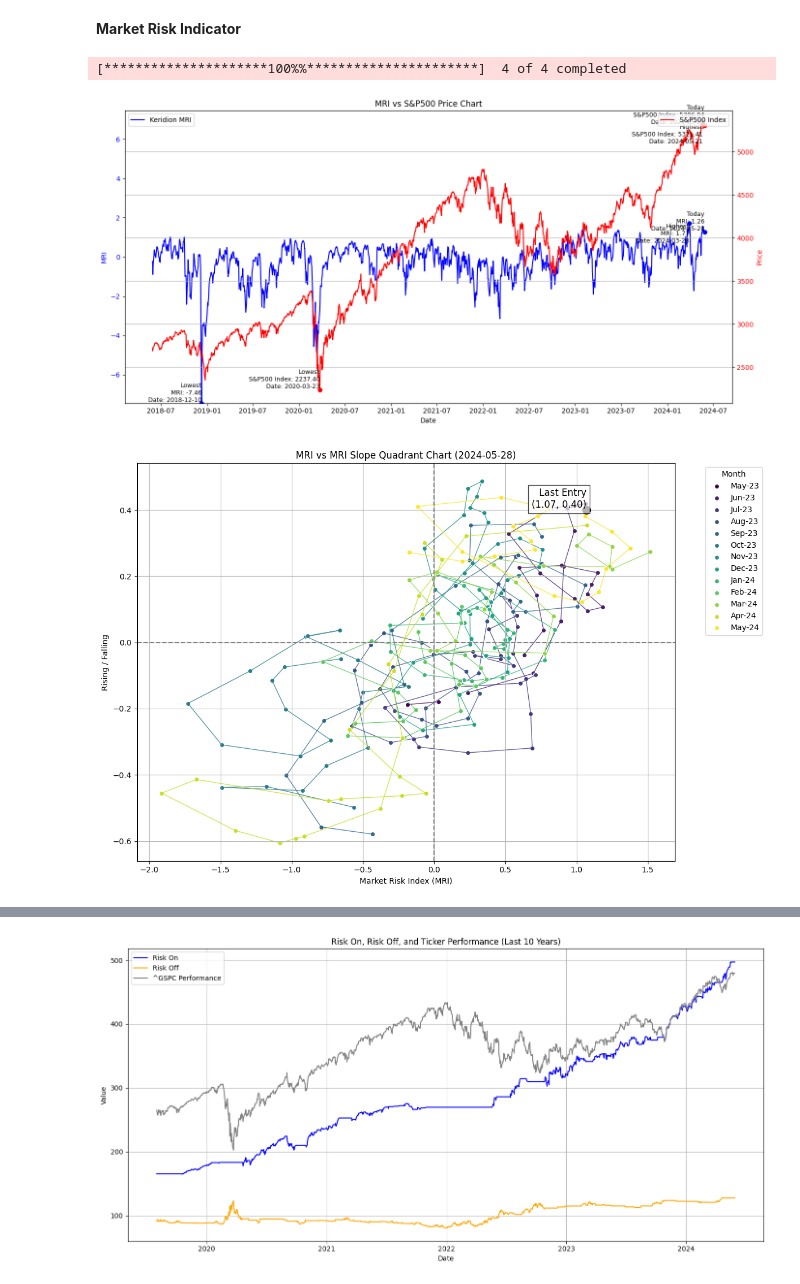
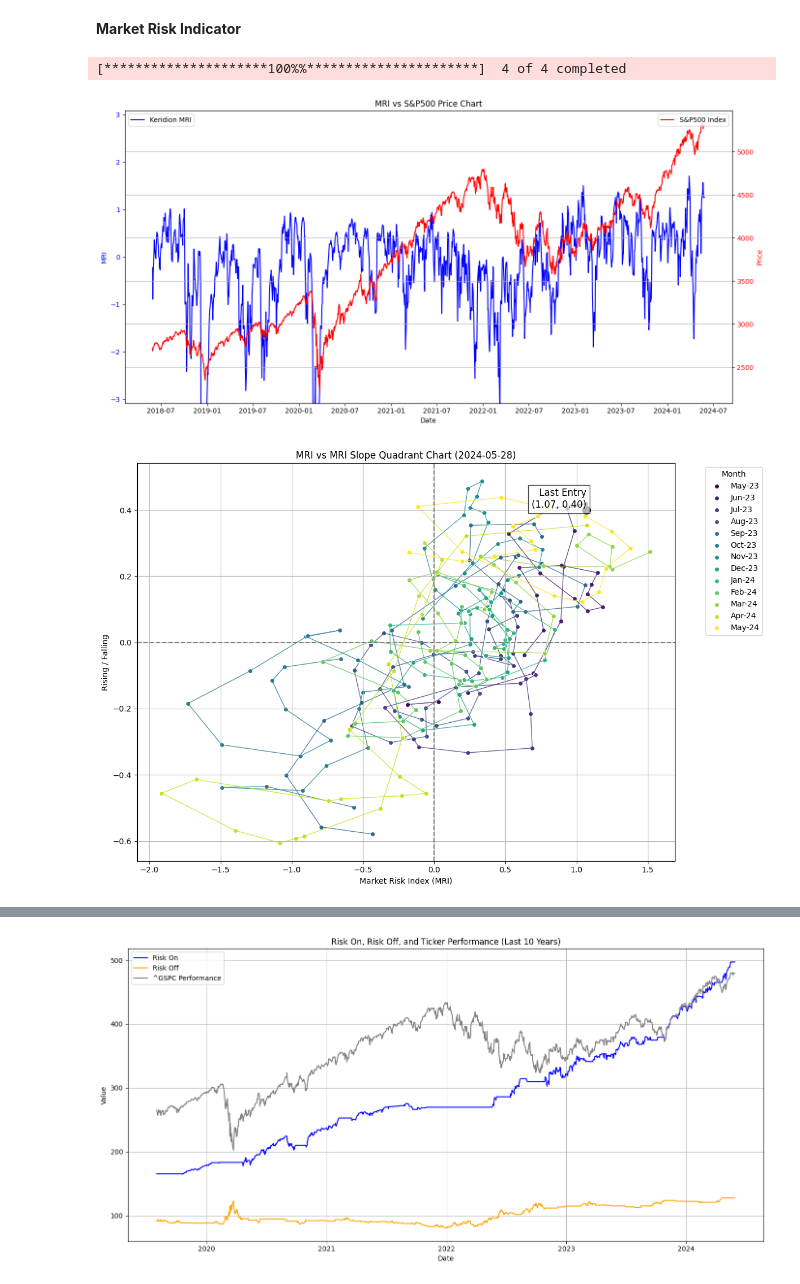
Before and after one commit to itssingh14/market_risk_index_dashboard, a Jupyter notebook: Codes/MRI.ipynb, the cells around one changed output, grey strips where cells are left out. Saved outputs shown, nothing was run; the diff lists cells and outputs as text; code cells hidden in the pictures.

```diff
--- a/Codes/MRI.ipynb
+++ b/Codes/MRI.ipynb
@@ -137,22 +137,6 @@ def calculate_ticker_performance(data, ticker_returns):
         ticker_performance.iloc[i] = ticker_performance.iloc[i-1] * (1 + current_return)
     return ticker_performance
 
-def annotate_points(ax, x, y, label, color):
-    highest_idx = y.idxmax()
-    highest_val = y.max()
-    ax.plot(highest_idx, highest_val, 'o', color=color)
-    ax.text(highest_idx, highest_val, f'Highest\n{label}: {highest_val:.2f}\nDate: {highest_idx.strftime("%Y-%m-%d")}',
-            color='black', fontsize=9, ha='right', va='top')
-    lowest_idx = y.idxmin()
-    lowest_val = y.min()
-    ax.plot(lowest_idx, lowest_val, 'o', color=color)
-    ax.text(lowest_idx, lowest_val, f'Lowest\n{label}: {lowest_val:.2f}\nDate: {lowest_idx.strftime("%Y-%m-%d")}',
-            color='black', fontsize=9, ha='right', va='bottom')
-    today_idx = y.index[-1]
-    today_val = y[-1]
-    ax.plot(today_idx, today_val, 'o', color=color)
-    ax.text(today_idx, today_val, f'Today\n{label}: {today_val:.2f}\nDate: {today_idx.strftime("%Y-%m-%d")}',
-            color='black', fontsize=9, ha='right', va='bottom')
 
 def plot_data(data, mri, gspc_ticker='^GSPC', start_date=None, end_date=None):
     if start_date and end_date:
@@ -175,19 +159,25 @@ def plot_data(data, mri, gspc_ticker='^GSPC', start_date=None, end_date=None):
     ax1.set_ylabel('MRI', color='blue')
     ax1.tick_params(axis='y', labelcolor='blue')
 
-    annotate_points(ax1, mri.index, mri, 'MRI', 'blue')
-
     ax2 = ax1.twinx()
     ax2.plot(data.index, data[gspc_ticker], label='S&P500 Index', color='red')
-    annotate_points(ax2, data.index, data[gspc_ticker], 'S&P500 Index', 'red')
 
     ax2.set_ylabel('Price', color='red')
     ax2.tick_params(axis='y', labelcolor='red')
 
-    # Center MRI axis around 0
+    # Determine the scaling factor for MRI
+    price_range = data[gspc_ticker].max() - data[gspc_ticker].min()
+    mri_range = 0.5  # We want 0.5 MRI to map to 500 units of price
+    scaling_factor = 500 / mri_range
+
+    # Adjust MRI axis to match scaling factor
     mri_min, mri_max = mri.min(), mri.max()
-    mri_range = max(abs(mri_min), abs(mri_max))
-    ax1.set_ylim(-mri_range, mri_range)
+    mri_range_actual = mri_max - mri_min
+    margin = mri_range_actual * 0.1  # Adding margin for better visualization
+    ax1.set_ylim(mri_min - margin, mri_max + margin)
+
+    # Adjust y-axis limits based on price and scaling factor
+    ax1.set_ylim(-price_range / scaling_factor, price_range / scaling_factor)
 
     ax1.xaxis.set_major_locator(mdates.MonthLocator(interval=6))
     ax1.xaxis.set_major_formatter(mdates.DateFormatter('%Y-%m'))
@@ -350,34 +340,34 @@ else:
     data_mri_slow = calculate_mri(data, lookback_periods_slow, slope_factor_slow)
 
     # Weighted average of fast and slow MRI
     data_mri_combined = (fast_weight * data_mri_fast + slow_weight * data_mri_slow)
     sign = np.sign(data_mri_combined)
 
     data_mri_combined = data_mri_combined.ffill().bfill()
 
     data_slope_fast = calculate_mri_slope(data_mri_combined, slope_factor_fast)
     data_slope_slow = calculate_mri_slope(data_mri_combined, slope_factor_slow)
     data_slope_combined = (fast_weight * data_slope_fast + slow_weight * data_slope_slow)
 
     data_rai_fast = calculate_risk_aversion_index(data, lookback_periods_fast)
     data_rai_slow = calculate_risk_aversion_index(data, lookback_periods_slow)
     data_rai_combined = (data_rai_fast + data_rai_slow) / 2
 
     daily_returns = data['^GSPC'].pct_change()
     mri_dif = data_mri_combined.diff()
 
     # Calculate new series
     risk_on, risk_off = calculate_risk(data, daily_returns, sign)
     ticker_performance = calculate_ticker_performance(data, daily_returns)
 
     # Plot results
     plot_data(data, data_mri_combined, gspc_ticker='^GSPC', start_date=start_date, end_date=end_date)
     plot_quadrant_chart(data_mri_combined, data_slope_combined, selected_ticker)
     plot_risk_aversion_vs_returns(data_mri_combined, data_slope_combined, selected_ticker)
     plot_risk_on_risk_off_performance(risk_on, risk_off, ticker_performance, selected_ticker)
 # %% [output]
 [*********************100%%**********************]  4 of 4 completed
-[figure, old version]
+[figure, new version]
 [figure]
 [figure]
 [figure]
```
